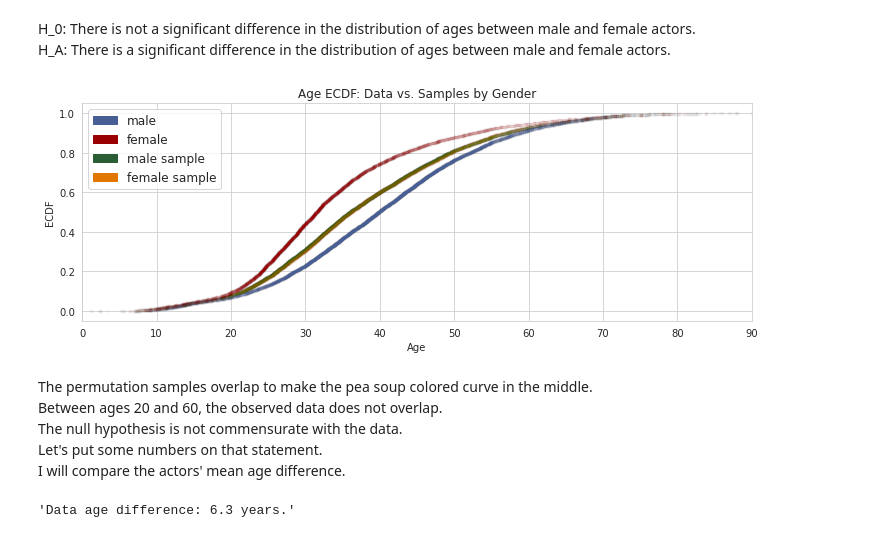
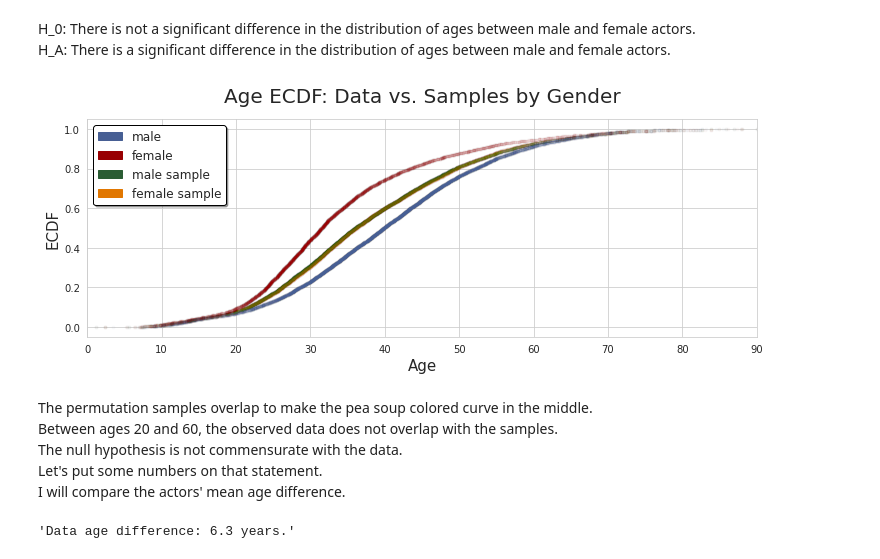
Before and after one commit to christianspybrook/movie_actor_tree_ensembles, a Jupyter notebook: statistical_analysis/capstone2_statistical_analysis.ipynb, the cells around one changed output. Cells and saved outputs as stored; diff of their text form; code cells hidden in the pictures.

```diff
--- a/statistical_analysis/capstone2_statistical_analysis.ipynb
+++ b/statistical_analysis/capstone2_statistical_analysis.ipynb
@@ -24,10 +29,7 @@ This is your color palette...
 [figure]
 # %%
 # read in actor dataset
-df = pd.read_json('./data/capstone2_ds.json')
+df = pd.read_json('../data/capstone2_ds.json')
-# %%
-# assign better name to target
-df.rename(columns={'revenue': 'actor_value'}, inplace=True)
 # %%
 # observe a bit of the data
 df.head().transpose()
@@ -190,35 +211,36 @@ def ecdf(data):
 # %%
 # plot Emperical Cumulative Distribution Functions for samples and data
 
 plt.xlim(0, 90)
 
 x_1, y_1 = ecdf(perm_sample_male)
 x_2, y_2 = ecdf(perm_sample_female)
 
 plt.plot(x_1, y_1, marker='.', linestyle='none', color=mp.colors(4) , alpha=0.02)
 plt.plot(x_2, y_2, marker='.', linestyle='none', color=mp.colors(5), alpha=0.01)
 
 x_1, y_1 = ecdf(male_age)
 x_2, y_2 = ecdf(female_age)
 
 plt.plot(x_1, y_1, marker='.', linestyle='none', color=mp.colors(0), alpha=0.02)
 plt.plot(x_2, y_2, marker='.', linestyle='none', color=mp.colors(2), alpha=0.02)
 
-plt.xlabel('Age')
-plt.ylabel("ECDF")
+plt.xlabel('Age', fontsize=15)
+plt.ylabel('ECDF', fontsize=15)
 
 # make color keys for legend
 green_patch = mpatches.Patch(color=mp.colors(4), label='male sample')
 orange_patch = mpatches.Patch(color=mp.colors(5), label='female sample')
 
-plt.legend(handles=[blue_patch, red_patch, green_patch, orange_patch], fontsize='large')
+plt.legend(handles=[blue_patch, red_patch, green_patch, orange_patch],
+           fontsize='large', fancybox=True, shadow=True, edgecolor='k')
 
-plt.title('Age ECDF: Data vs. Samples by Gender');
+plt.title('Age ECDF: Data vs. Samples by Gender', fontsize=20, y=1.05);
 # %% [output]
-[figure, old version]
+[figure, new version]
 # %% [markdown]
 The permutation samples overlap to make the pea soup colored curve in the middle.<br>
-Between ages 20 and 60, the observed data does not overlap.<br>
+Between ages 20 and 60, the observed data does not overlap with the samples.<br>
 The null hypothesis is not commensurate with the data.<br>
 Let's put some numbers on that statement.<br>
 I will compare the actors' mean age difference.
```
Also changed, not shown: parts of 85 cells of this notebook.
